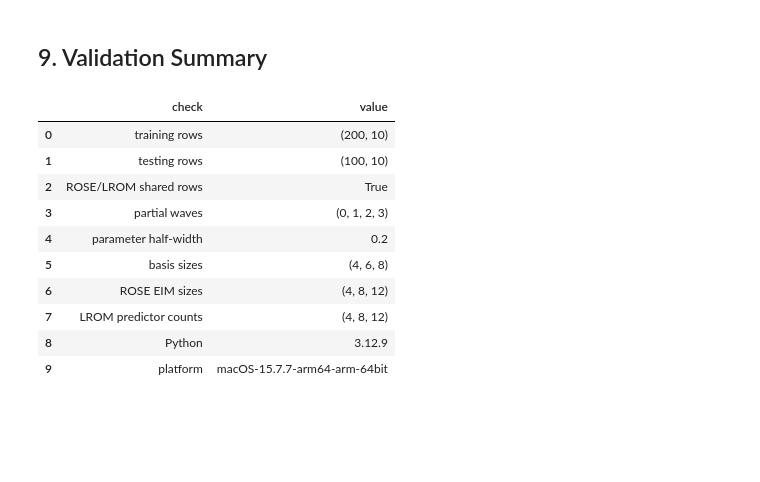
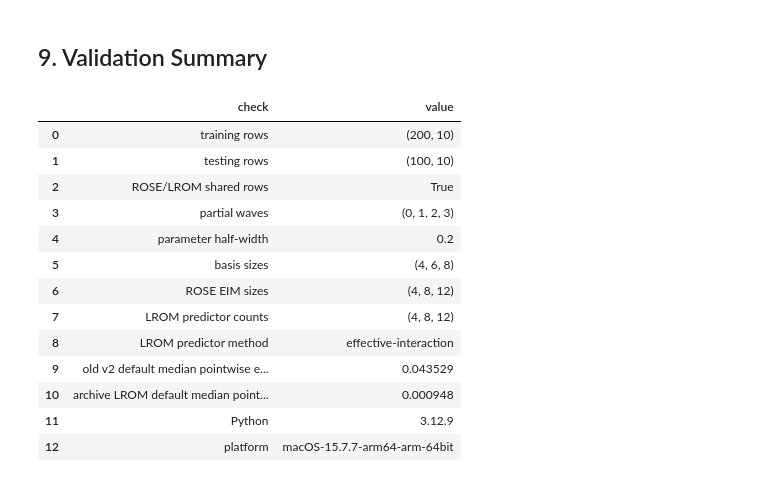
Before and after one commit to nitrogen5052/Learning-Reduced-Order-Models, a Jupyter notebook: notebooks/02_rose_vs_lrom_cross_sections.ipynb, the cells around one changed output. Saved outputs shown, nothing was run; the diff lists cells and outputs as text; code cells hidden in the pictures; blank space fills up the shorter version.

```diff
--- a/notebooks/02_rose_vs_lrom_cross_sections.ipynb
+++ b/notebooks/02_rose_vs_lrom_cross_sections.ipynb
@@ -862,32 +916,42 @@ plt.show()
 # TABLE: validation-summary
 validation_summary = pd.DataFrame(
     [
         {"check": "training rows", "value": train_rows.shape},
         {"check": "testing rows", "value": test_rows.shape},
         {
             "check": "ROSE/LROM shared rows",
             "value": np.array_equal(train_rows, rose_train_rows)
             and np.array_equal(test_rows, rose_test_rows),
         },
         {"check": "partial waves", "value": tuple(range(L_MAX + 1))},
         {"check": "parameter half-width", "value": HALF_WIDTH},
         {"check": "basis sizes", "value": BASIS_SIZES},
         {"check": "ROSE EIM sizes", "value": ROSE_EIM_SIZES},
         {"check": "LROM predictor counts", "value": LROM_PREDICTOR_COUNTS},
+        {"check": "LROM predictor method", "value": "effective-interaction"},
+        {"check": "old v2 default median pointwise error", "value": float(
+            np.median(old_v2_results[(DEFAULT_BASIS_SIZE, DEFAULT_COMPRESSION_SIZE)]["test_cat_error"])
+        )},
+        {"check": "archive LROM default median pointwise error", "value": float(
+            np.median(archive_lrom_results[(DEFAULT_BASIS_SIZE, DEFAULT_COMPRESSION_SIZE)]["test_cat_error"])
+        )},
         {"check": "Python", "value": sys.version.split()[0]},
         {"check": "platform", "value": platform.platform()},
     ]
 )
 validation_summary
 # %% [output]
 |  | check | value |
 | 0 | training rows | (200, 10) |
 | 1 | testing rows | (100, 10) |
 | 2 | ROSE/LROM shared rows | True |
 | 3 | partial waves | (0, 1, 2, 3) |
 | 4 | parameter half-width | 0.2 |
 | 5 | basis sizes | (4, 6, 8) |
 | 6 | ROSE EIM sizes | (4, 8, 12) |
 | 7 | LROM predictor counts | (4, 8, 12) |
-| 8 | Python | 3.12.9 |
-| 9 | platform | macOS-15.7.7-arm64-arm-64bit |
+| 8 | LROM predictor method | effective-interaction |
+| 9 | old v2 default median pointwise e... | 0.043529 |
+| 10 | archive LROM default median point... | 0.000948 |
+| 11 | Python | 3.12.9 |
+| 12 | platform | macOS-15.7.7-arm64-arm-64bit |
```
Also changed, not shown: parts of 7 cells of this notebook, 2 other files.
